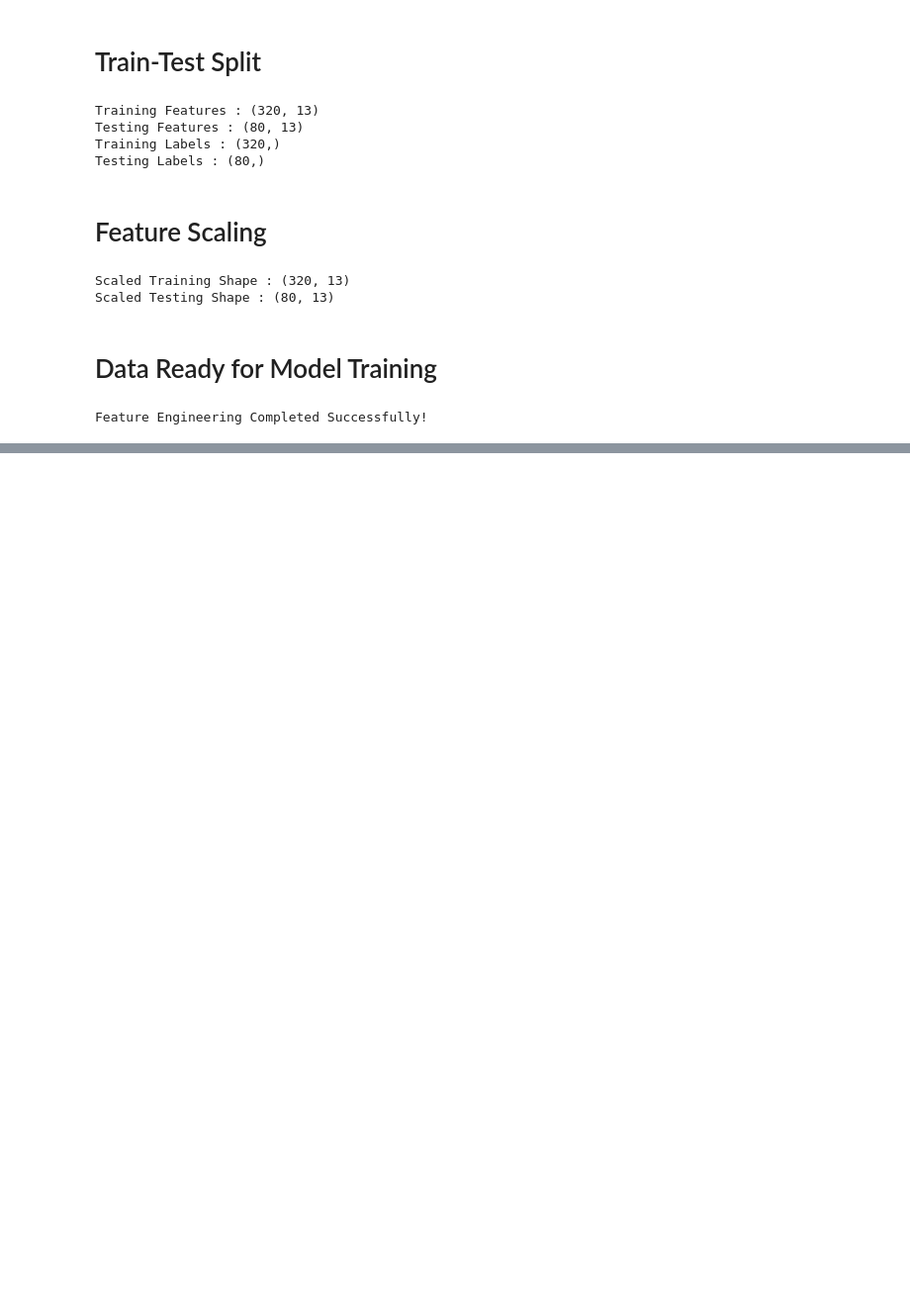
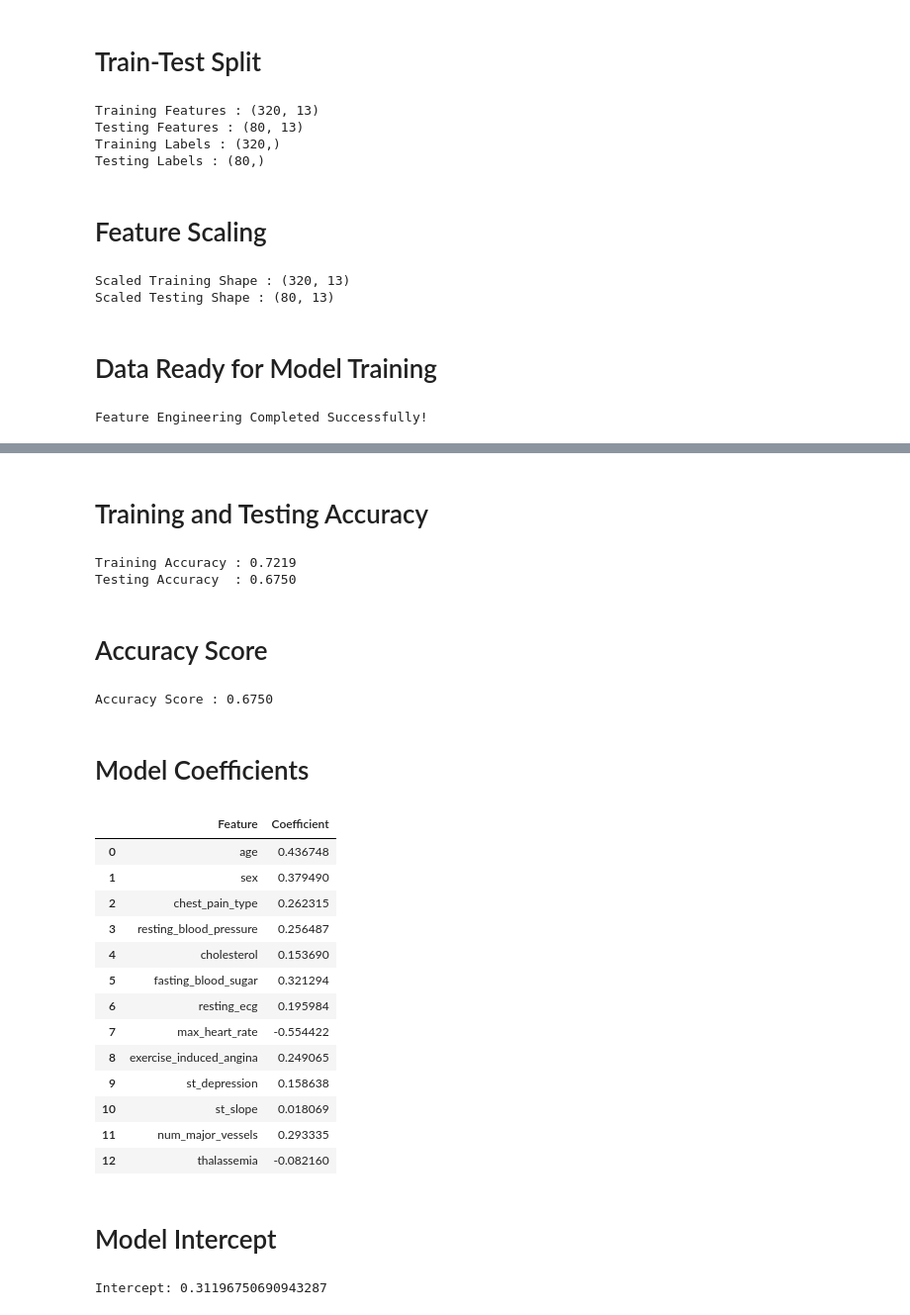
Before and after one commit to iamkhan49/heart-disease-prediction-ml, a Jupyter notebook: Heart_Disease_Detection_using_Classification_Algorithms.ipynb, the cells around one changed output, grey strips where cells are left out. Shown at 99% size. Drawn from its saved outputs; the diff is of its cells as text; code cells hidden in the pictures; blank space fills up the shorter version.

```diff
--- a/Heart_Disease_Detection_using_Classification_Algorithms.ipynb
+++ b/Heart_Disease_Detection_using_Classification_Algorithms.ipynb
@@ -695,0 +681,51 @@ Feature Engineering Completed Successfully!
+# %% [markdown]
+# Training and Testing Accuracy
+# %%
+train_accuracy = model.score(X_train_scaled, y_train)
+test_accuracy = model.score(X_test_scaled, y_test)
+
+print(f"Training Accuracy : {train_accuracy:.4f}")
+print(f"Testing Accuracy  : {test_accuracy:.4f}")
+# %% [output]
+Training Accuracy : 0.7219
+Testing Accuracy  : 0.6750
+# %% [markdown]
+# Accuracy Score
+# %%
+from sklearn.metrics import accuracy_score
+
+accuracy = accuracy_score(y_test, y_pred)
+
+print(f"Accuracy Score : {accuracy:.4f}")
+# %% [output]
+Accuracy Score : 0.6750
+# %% [markdown]
+# Model Coefficients
+# %%
+coefficients = pd.DataFrame({
+    "Feature": X.columns,
+    "Coefficient": model.coef_[0]
+})
+
+coefficients
+# %% [output]
+|  | Feature | Coefficient |
+| 0 | age | 0.436748 |
+| 1 | sex | 0.379490 |
+| 2 | chest_pain_type | 0.262315 |
+| 3 | resting_blood_pressure | 0.256487 |
+| 4 | cholesterol | 0.153690 |
+| 5 | fasting_blood_sugar | 0.321294 |
+| 6 | resting_ecg | 0.195984 |
+| 7 | max_heart_rate | -0.554422 |
+| 8 | exercise_induced_angina | 0.249065 |
+| 9 | st_depression | 0.158638 |
+| 10 | st_slope | 0.018069 |
+| 11 | num_major_vessels | 0.293335 |
+| 12 | thalassemia | -0.082160 |
+# %% [markdown]
+# Model Intercept
+# %%
+print("Intercept:", model.intercept_[0])
+# %% [output]
+Intercept: 0.31196750690943287
```
Also changed, not shown: parts of 13 cells of this notebook.
